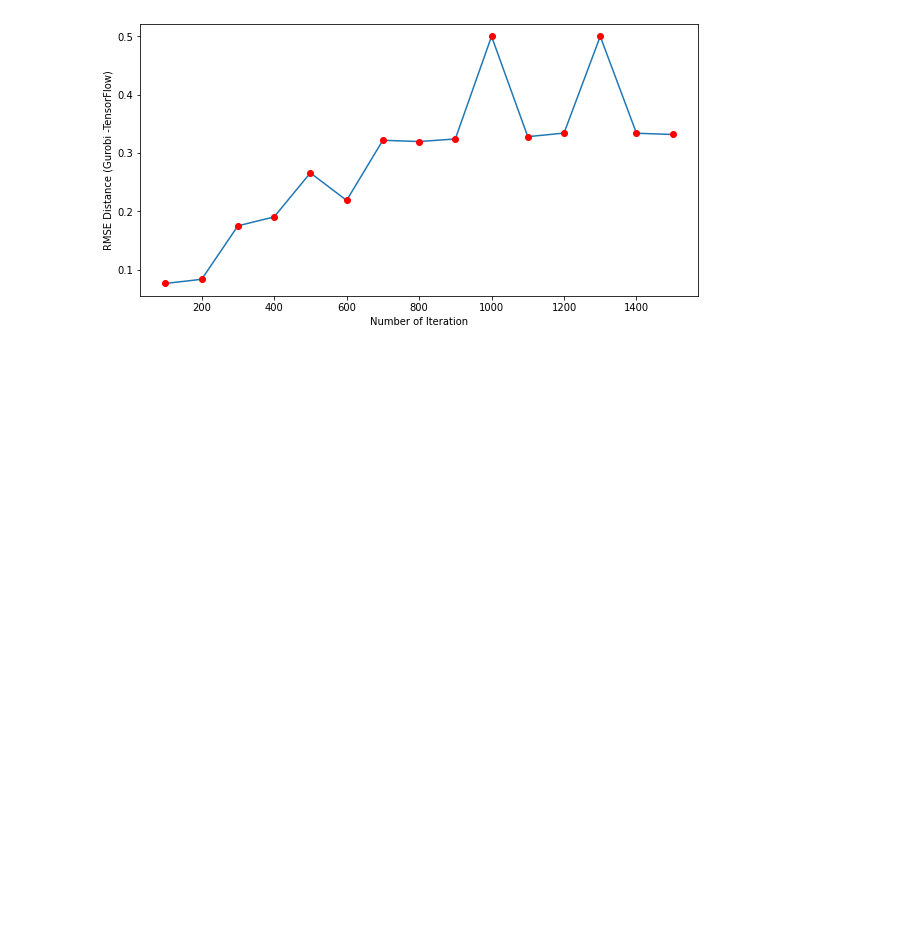
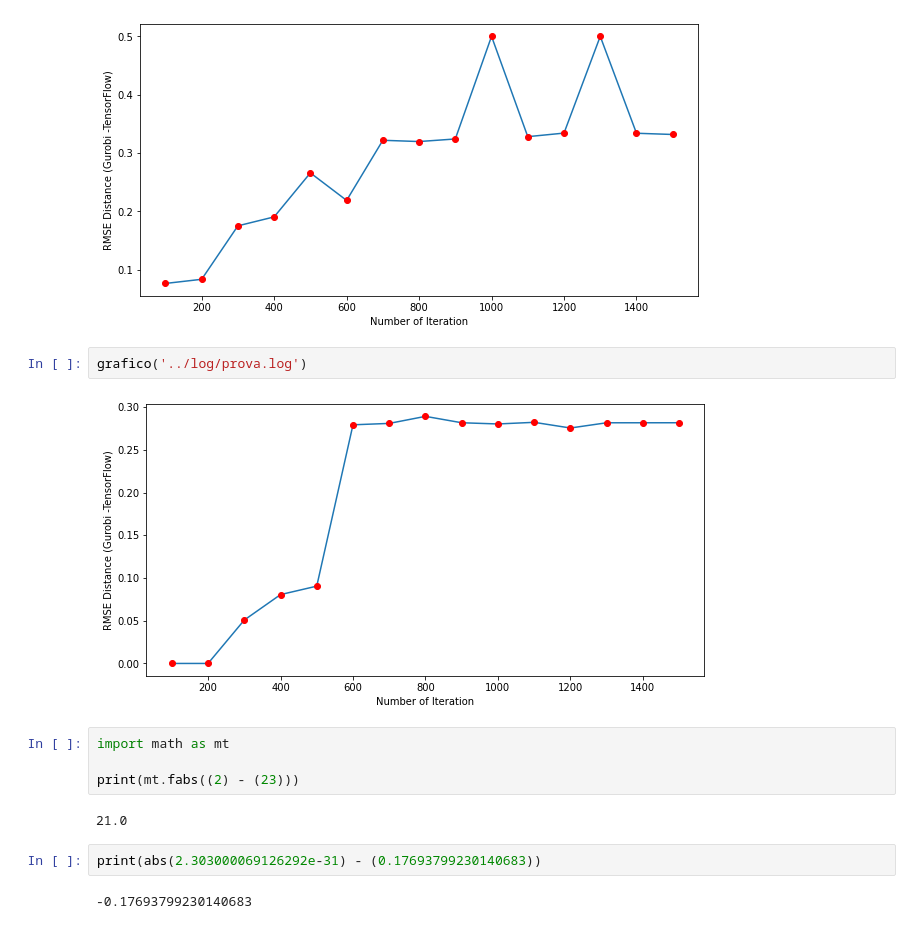
Before and after one commit to GiacomoInt/Tesi, a Jupyter notebook: notebook/Grafici-checkpoint.ipynb, the cells around one changed output. Drawn from its saved outputs; the diff is of its cells as text; blank space fills up the shorter version.

```diff
--- a/notebook/Grafici-checkpoint.ipynb
+++ b/notebook/Grafici-checkpoint.ipynb
@@ -327,3 +331,17 @@ grafico('../log/Setosa/c75_sigma025_penalization10.log')
 grafico('../log/Setosa/c75_sigma025_penalization100.log')
 # %% [output]
 [figure]
+# %%
+grafico('../log/prova.log')
+# %% [output]
+[figure, added]
+# %%
+import math as mt
+
+print(mt.fabs((2) - (23)))
+# %% [output]
+21.0
+# %%
+print(abs(2.303000069126292e-31) - (0.17693799230140683))
+# %% [output]
+-0.17693799230140683
```
Also changed, not shown: parts of 1 cell of this notebook, 4 other files.
